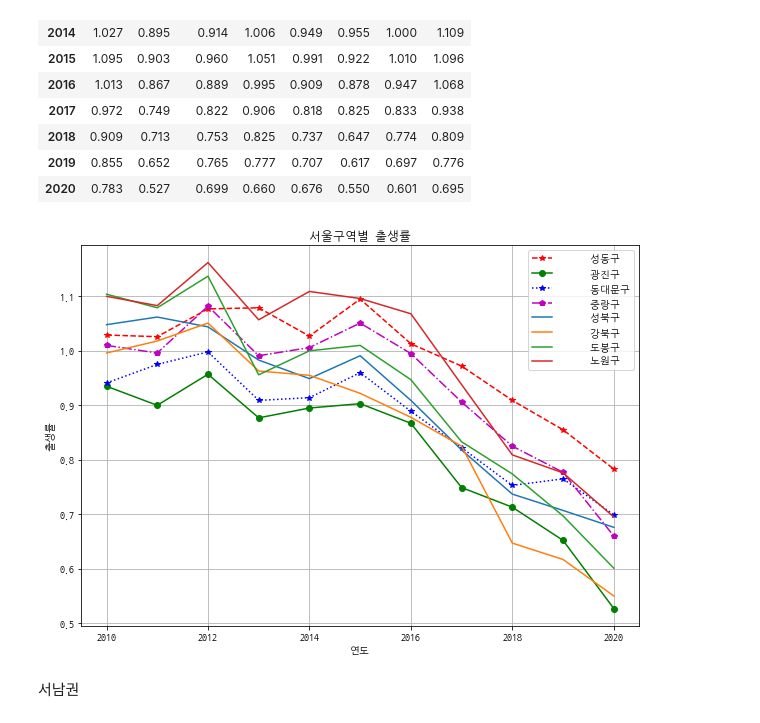
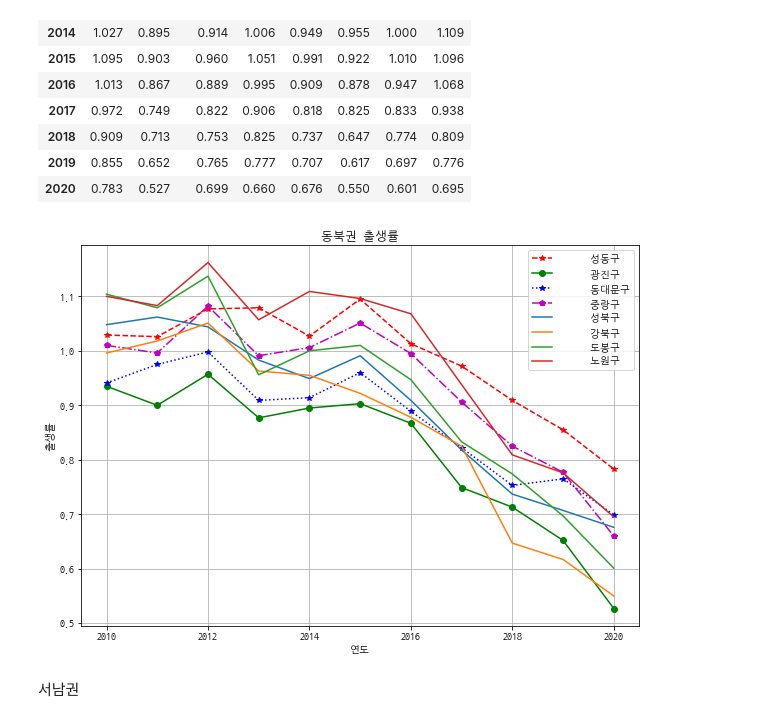
Before and after one commit to jessica8403/TIL, a Jupyter notebook: 시각화정리.ipynb, the cells around one changed output. Saved outputs shown, nothing was run; the diff lists cells and outputs as text; code cells hidden in the pictures.

```diff
--- a/시각화정리.ipynb
+++ b/시각화정리.ipynb
@@ -246,20 +246,20 @@ df6
 # %%
 # matplotlib.rcParams['font.family']='NanumGothicCoding'
 # matplotlib.rcParams['axes.unicode_minus']=False
 # plt.rcParams["figure.figsize"] = (10,7)
 
 # df6.plot()
 # plt.show()
 
 
 df6_1=df6.plot(grid=True,style=['r--*', 'g-o', 'b:*', 'm-.p'])
 df6_1.set_xlabel('연도')
 df6_1.set_ylabel('출생률')
-df6_1.set_title('서울구역별 출생률')
+df6_1.set_title('동북권 출생률')
 df6_1.plot(size=(10,7))
 plt.show()
 # %% [output]
-[figure, old version]
+[figure, new version]
 # %% [markdown]
 서남권
 # %%
```
Also changed, not shown: parts of 4 cells of this notebook.
